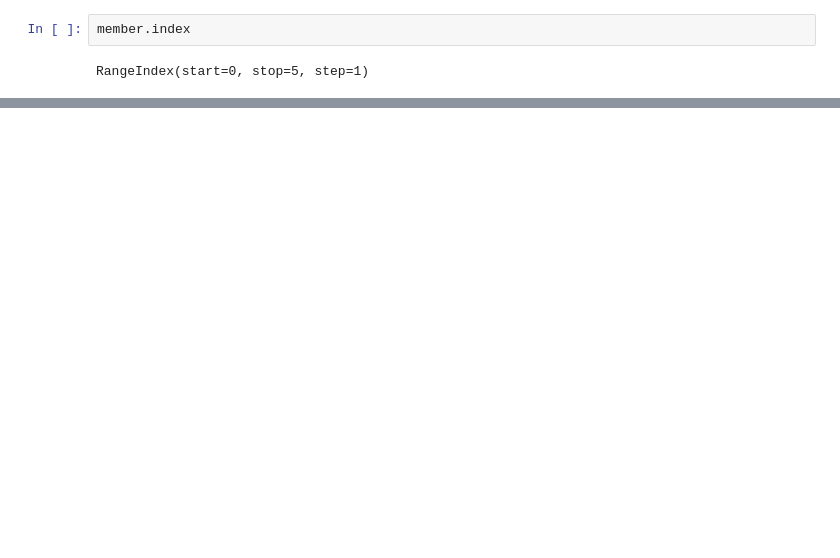
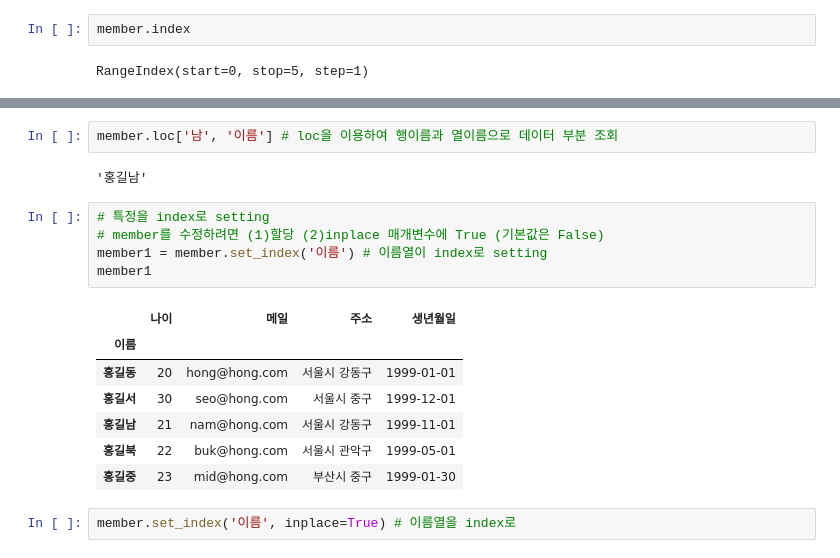
Before and after one commit to comlec/ai_x, a Jupyter notebook: source/01_python/ch11_데이터프레임과시리즈(Pandas)_1절~8절.ipynb, the cells around one changed output, grey strips where cells are left out. Drawn from its saved outputs; the diff is of its cells as text; blank space fills up the shorter version.

```diff
--- a/source/01_python/ch11_데이터프레임과시리즈(Pandas)_1절~8절.ipynb
+++ b/source/01_python/ch11_데이터프레임과시리즈(Pandas)_1절~8절.ipynb
@@ -604,0 +629,19 @@ member
+# %%
+member.loc['남', '이름'] # loc을 이용하여 행이름과 열이름으로 데이터 부분 조회
+# %% [output]
+'홍길남'
+# %%
+# 특정을 index로 setting
+# member를 수정하려면 (1)할당 (2)inplace 매개변수에 True (기본값은 False)
+member1 = member.set_index('이름') # 이름열이 index로 setting
+member1
+# %% [output]
+|  | 나이 | 메일 | 주소 | 생년월일 |
+| 이름 |  |  |  |  |
+| 홍길동 | 20 | hong@hong.com | 서울시 강동구 | 1999-01-01 |
+| 홍길서 | 30 | seo@hong.com | 서울시 중구 | 1999-12-01 |
+| 홍길남 | 21 | nam@hong.com | 서울시 강동구 | 1999-11-01 |
+| 홍길북 | 22 | buk@hong.com | 서울시 관악구 | 1999-05-01 |
+| 홍길중 | 23 | mid@hong.com | 부산시 중구 | 1999-01-30 |
+# %%
+member.set_index('이름', inplace=True) # 이름열을 index로
```
Also changed, not shown: parts of 37 cells of this notebook.
